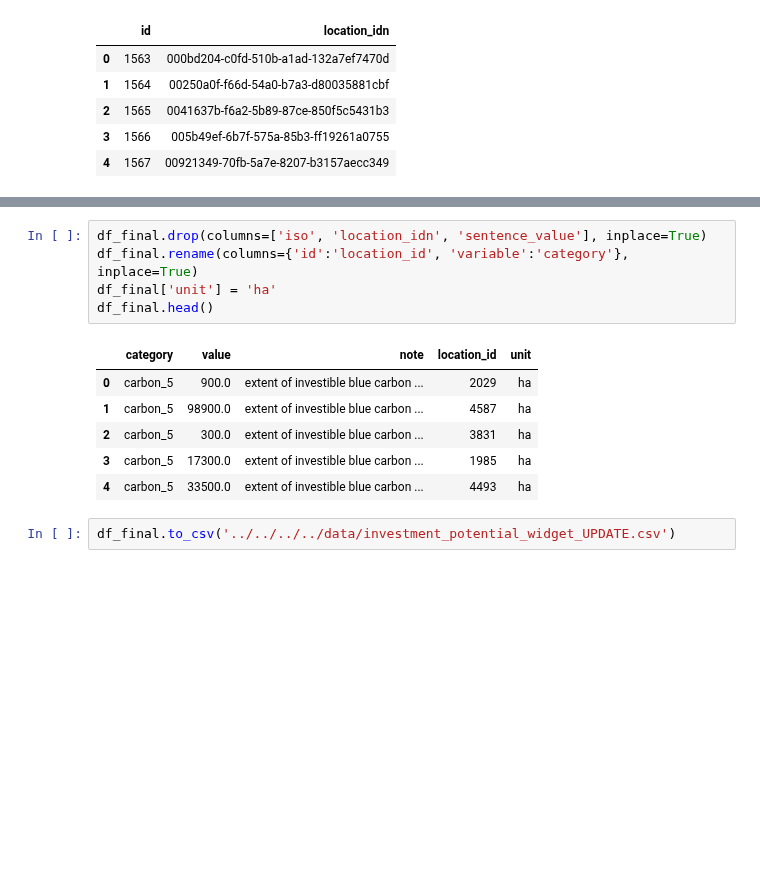
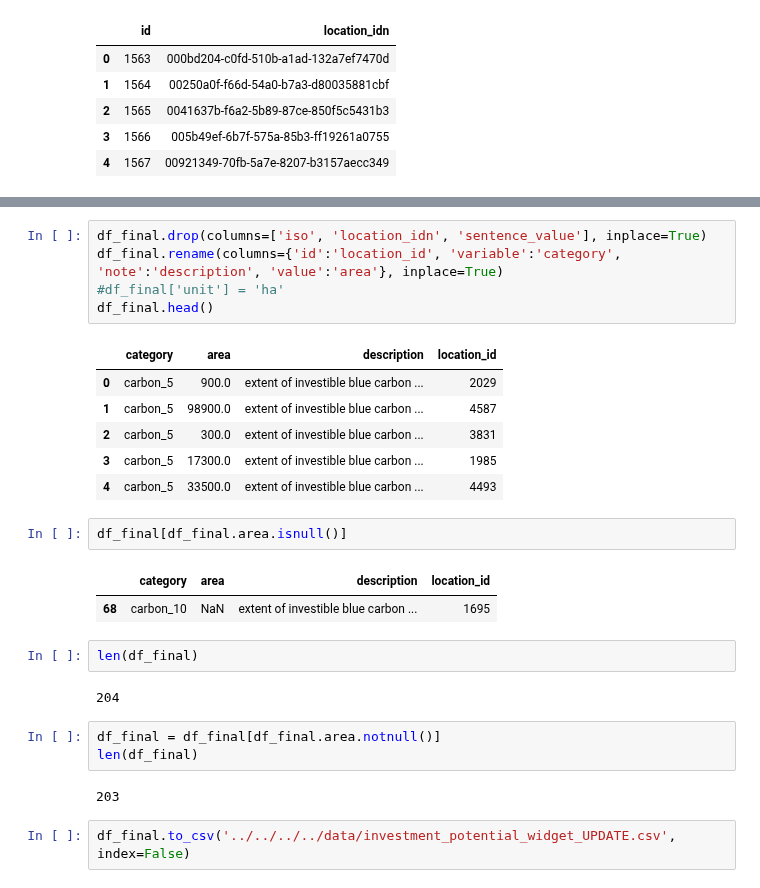
Before and after one commit to Vizzuality/mangrove-atlas, a Jupyter notebook: data/notebooks/Lab/data_processing/widgets-v2/carbon_investment_potential_widget.ipynb, the cells around one changed output, grey strips where cells are left out. Cells and saved outputs as stored; diff of their text form; blank space fills up the shorter version.

Commit message:
changes in degradation and emissions data notebooks

```diff
--- a/data/notebooks/Lab/data_processing/widgets-v2/carbon_investment_potential_widget.ipynb
+++ b/data/notebooks/Lab/data_processing/widgets-v2/carbon_investment_potential_widget.ipynb
@@ -128,15 +128,29 @@ df_final.head()
 | 4 | CMR | carbon_5 | 33500.0 | 33,500 (±1,100) | extent of investible blue carbon ... | ee9cec4a-46d2-5d26-a424-7b6be55f1ed3 | 4493 |
 # %%
 df_final.drop(columns=['iso', 'location_idn', 'sentence_value'], inplace=True)
-df_final.rename(columns={'id':'location_id', 'variable':'category'}, inplace=True)
-df_final['unit'] = 'ha'
+df_final.rename(columns={'id':'location_id', 'variable':'category', 'note':'description', 'value':'area'}, inplace=True)
+#df_final['unit'] = 'ha'
 df_final.head()
 # %% [output]
-|  | category | value | note | location_id | unit |
-| 0 | carbon_5 | 900.0 | extent of investible blue carbon ... | 2029 | ha |
-| 1 | carbon_5 | 98900.0 | extent of investible blue carbon ... | 4587 | ha |
-| 2 | carbon_5 | 300.0 | extent of investible blue carbon ... | 3831 | ha |
-| 3 | carbon_5 | 17300.0 | extent of investible blue carbon ... | 1985 | ha |
-| 4 | carbon_5 | 33500.0 | extent of investible blue carbon ... | 4493 | ha |
+|  | category | area | description | location_id |
+| 0 | carbon_5 | 900.0 | extent of investible blue carbon ... | 2029 |
+| 1 | carbon_5 | 98900.0 | extent of investible blue carbon ... | 4587 |
+| 2 | carbon_5 | 300.0 | extent of investible blue carbon ... | 3831 |
+| 3 | carbon_5 | 17300.0 | extent of investible blue carbon ... | 1985 |
+| 4 | carbon_5 | 33500.0 | extent of investible blue carbon ... | 4493 |
+# %%
+df_final[df_final.area.isnull()]
+# %% [output]
+|  | category | area | description | location_id |
+| 68 | carbon_10 | NaN | extent of investible blue carbon ... | 1695 |
+# %%
+len(df_final)
+# %% [output]
+204
+# %%
+df_final = df_final[df_final.area.notnull()]
+len(df_final)
+# %% [output]
+203
 # %%
-df_final.to_csv('../../../../data/investment_potential_widget_UPDATE.csv')
+df_final.to_csv('../../../../data/investment_potential_widget_UPDATE.csv', index=False)
```
Also changed, not shown: 1 other file.
